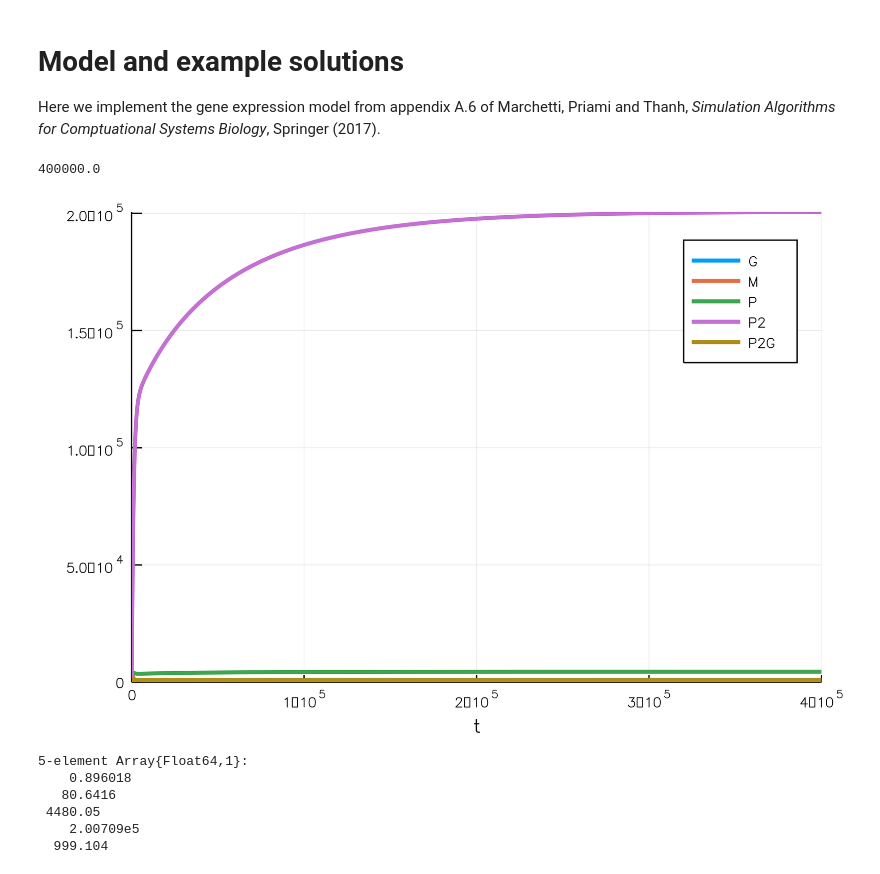
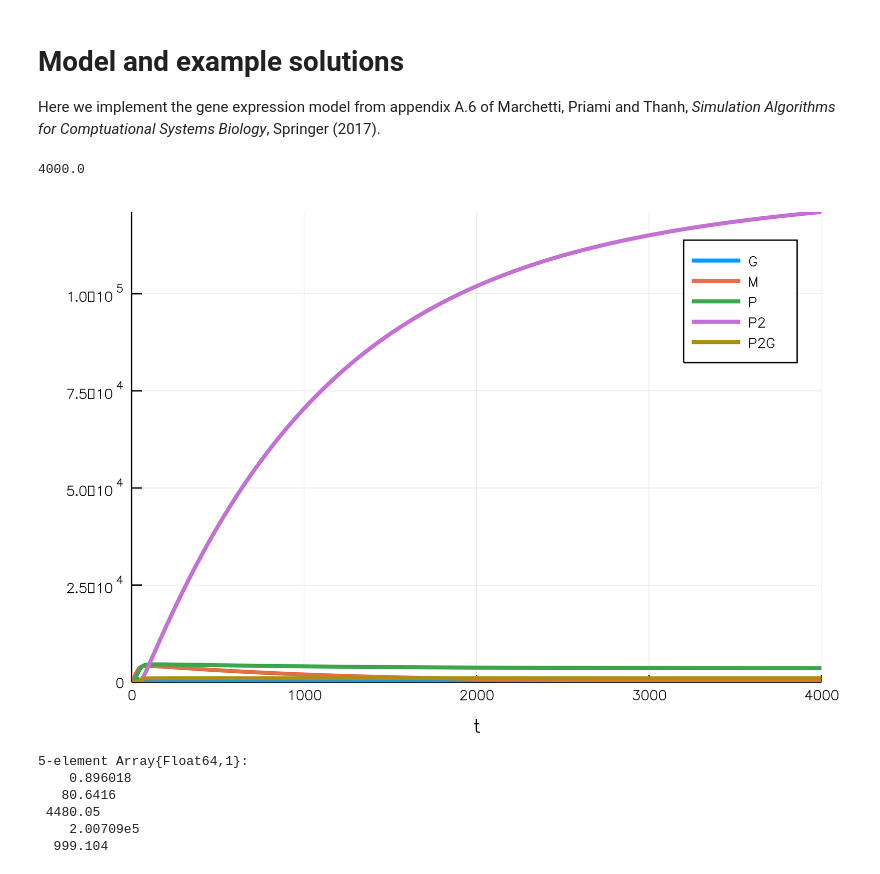
Before and after one commit to isaacsas/SciMLBenchmarks.jl, a Jupyter notebook: Jumps/NegFeedback_GeneExpr_Marchetti.ipynb, the cells around one changed output. Drawn from its saved outputs; the diff is of its cells as text; code cells hidden in the pictures.

```diff
--- a/Jumps/NegFeedback_GeneExpr_Marchetti.ipynb
+++ b/Jumps/NegFeedback_GeneExpr_Marchetti.ipynb
@@ -6,30 +6,22 @@ Plots.GRBackend()
 # %% [markdown]
 # Model and example solutions
 Here we implement the gene expression model from appendix A.6 of Marchetti, Priami and Thanh, *Simulation Algorithms for Comptuational Systems Biology*, Springer (2017).
-# %%
-rn = @reaction_network gtype begin
-    c1, G --> G + M
-    c2, M --> M + P
-    c3, M --> 0
-    c4, P --> 0
-    c5, 2P --> P2
-    c6, P2 --> 2P
-    c7, P2 + G --> P2G
-    c8, P2G --> P2 + G
-end c1 c2 c3 c4 c5 c6 c7 c8
-rnpar = [.09, .05, .001, .0009, .00001, .0005, .005, .9]
-varlabels = ["G", "M", "P", "P2","P2G"]
-u0 = [1000, 0, 0, 0,0]
-tf = 400000.
-# %% [output]
-400000.0
+# %%
+jprob = prob_jump_dnadimer_repressor
+rn = jprob.network
+rnpar = jprob.rates
+varlabels = jprob.prob_data["specs_names"]
+u0 = jprob.u0
+tf = jprob.tstop
+# %% [output]
+4000.0
 # %%
 u0f = [1000., 0., 0., 0.,0.]
 odeprob = ODEProblem(rn, u0f, (0.,tf),rnpar)
-sol = solve(odeprob,AutoTsit5(Rosenbrock23()))
+sol = solve(odeprob,Tsit5())
 plot(sol, format=:png, label=varlabels)
 # %% [output]
-[figure, old version]
+[figure, new version]
 # %%
 ssprob = SteadyStateProblem(rn, u0f, rnpar)
 ssol = solve(ssprob, DynamicSS(AutoTsit5(Rosenbrock23())))
```
Also changed, not shown: parts of 7 cells of this notebook.
